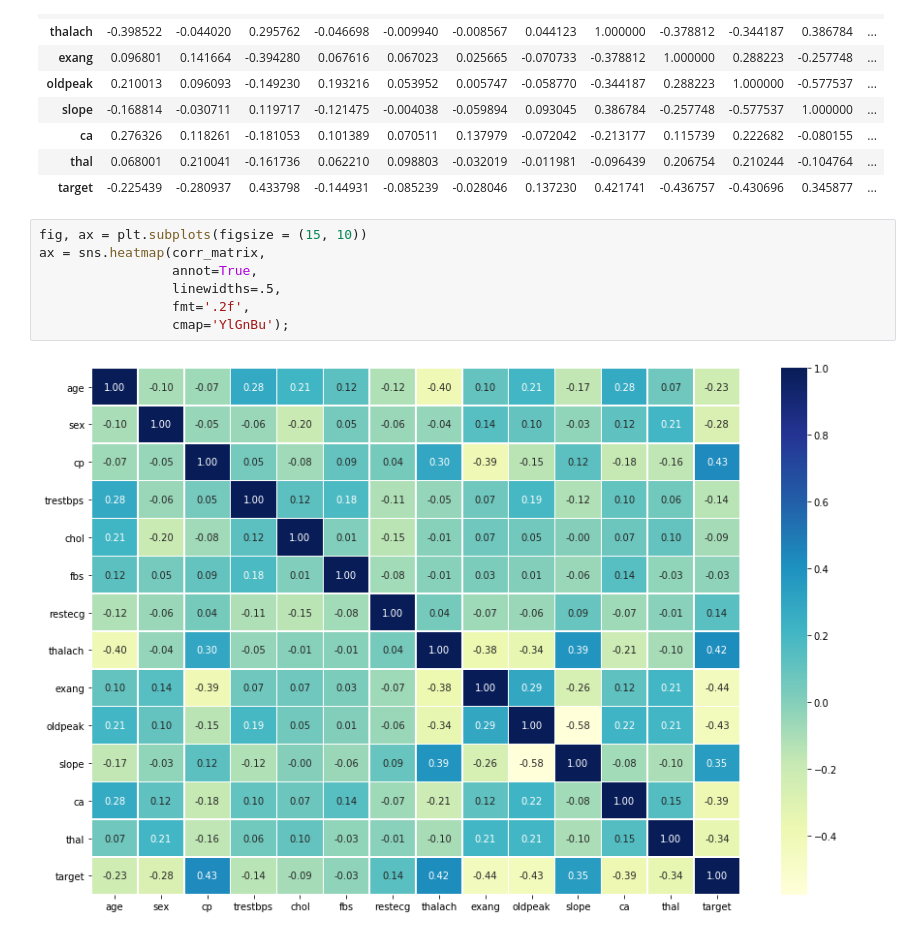
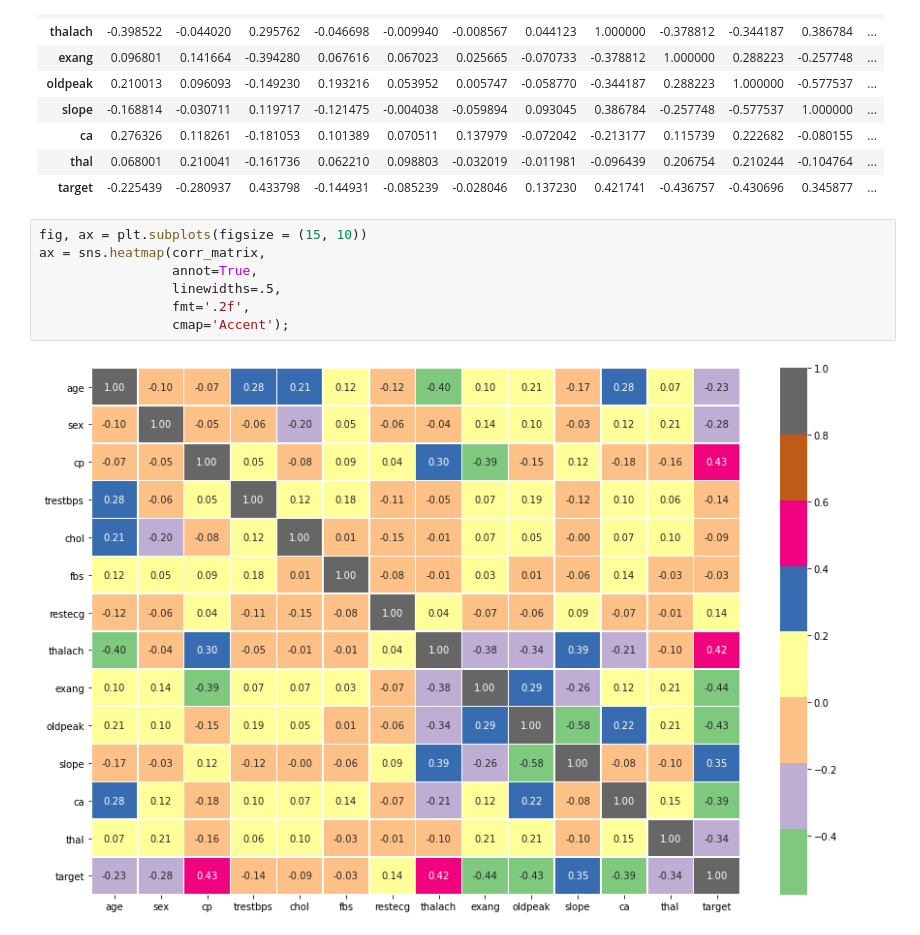
Before and after one commit to csMrFahad/HeartDisease, a Jupyter notebook: HeartDisease.ipynb, the cells around one changed output. Saved outputs shown, nothing was run; the diff lists cells and outputs as text.

```diff
--- a/HeartDisease.ipynb
+++ b/HeartDisease.ipynb
@@ -166,9 +246,9 @@ corr_matrix
 # %%
 fig, ax = plt.subplots(figsize = (15, 10))
 ax = sns.heatmap(corr_matrix,
                  annot=True,
                  linewidths=.5,
                  fmt='.2f',
-                 cmap='YlGnBu');
+                 cmap='Accent');
 # %% [output]
-[figure, old version]
+[figure, new version]
```
Also changed, not shown: parts of 22 cells of this notebook.
